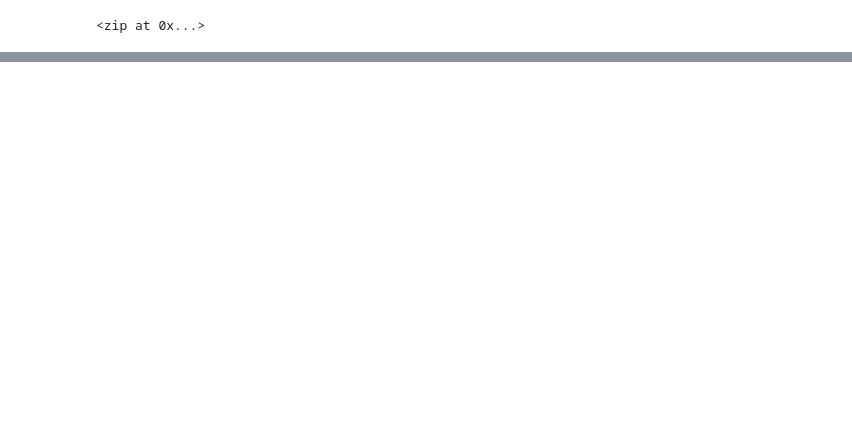
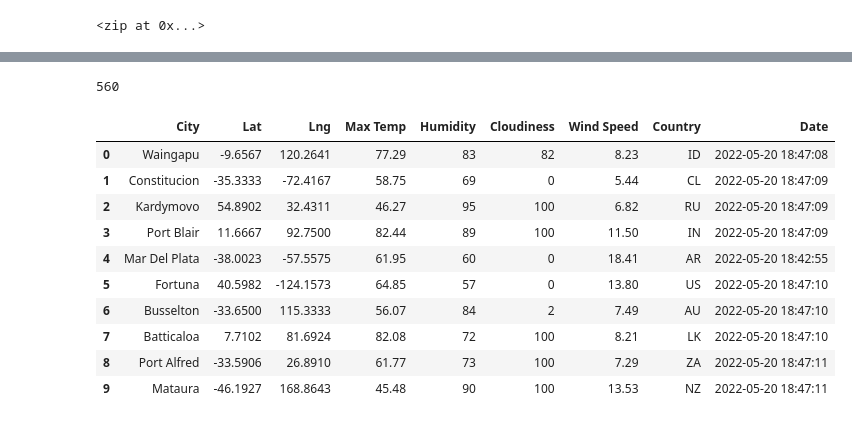
Before and after one commit to peterthepage/World_Weather_Analysis, a Jupyter notebook: WeatherPy.ipynb, the cells around one changed output, grey strips where cells are left out. Cells and saved outputs as stored; diff of their text form; code cells hidden in the pictures; blank space fills up the shorter version.

Commit message:
WeatherPy stuff

```diff
--- a/WeatherPy.ipynb
+++ b/WeatherPy.ipynb
@@ -54,0 +62,2 @@ len(cities)
+# %%
+url = "http://api.openweathermap.org/data/2.5/weather?units=Imperial&APPID=" + weather_api_key
@@ -54,0 +136,20 @@ len(cities)
+# %%
+print(len(city_data))
+# %% [output]
+560
+# %%
+#Convert the array of dictionaries to a Pandas DataFrame.
+city_data_df = pd.DataFrame(city_data)
+city_data_df.head(10)
+# %% [output]
+|  | City | Lat | Lng | Max Temp | Humidity | Cloudiness | Wind Speed | Country | Date |
+| 0 | Waingapu | -9.6567 | 120.2641 | 77.29 | 83 | 82 | 8.23 | ID | 2022-05-20 18:47:08 |
+| 1 | Constitucion | -35.3333 | -72.4167 | 58.75 | 69 | 0 | 5.44 | CL | 2022-05-20 18:47:09 |
+| 2 | Kardymovo | 54.8902 | 32.4311 | 46.27 | 95 | 100 | 6.82 | RU | 2022-05-20 18:47:09 |
+| 3 | Port Blair | 11.6667 | 92.7500 | 82.44 | 89 | 100 | 11.50 | IN | 2022-05-20 18:47:09 |
+| 4 | Mar Del Plata | -38.0023 | -57.5575 | 61.95 | 60 | 0 | 18.41 | AR | 2022-05-20 18:42:55 |
+| 5 | Fortuna | 40.5982 | -124.1573 | 64.85 | 57 | 0 | 13.80 | US | 2022-05-20 18:47:10 |
+| 6 | Busselton | -33.6500 | 115.3333 | 56.07 | 84 | 2 | 7.49 | AU | 2022-05-20 18:47:10 |
+| 7 | Batticaloa | 7.7102 | 81.6924 | 82.08 | 72 | 100 | 8.21 | LK | 2022-05-20 18:47:10 |
+| 8 | Port Alfred | -33.5906 | 26.8910 | 61.77 | 73 | 100 | 7.29 | ZA | 2022-05-20 18:47:11 |
+| 9 | Mataura | -46.1927 | 168.8643 | 45.48 | 90 | 100 | 13.53 | NZ | 2022-05-20 18:47:11 |
```
Also changed, not shown: parts of 6 cells of this notebook, 3 other files.
